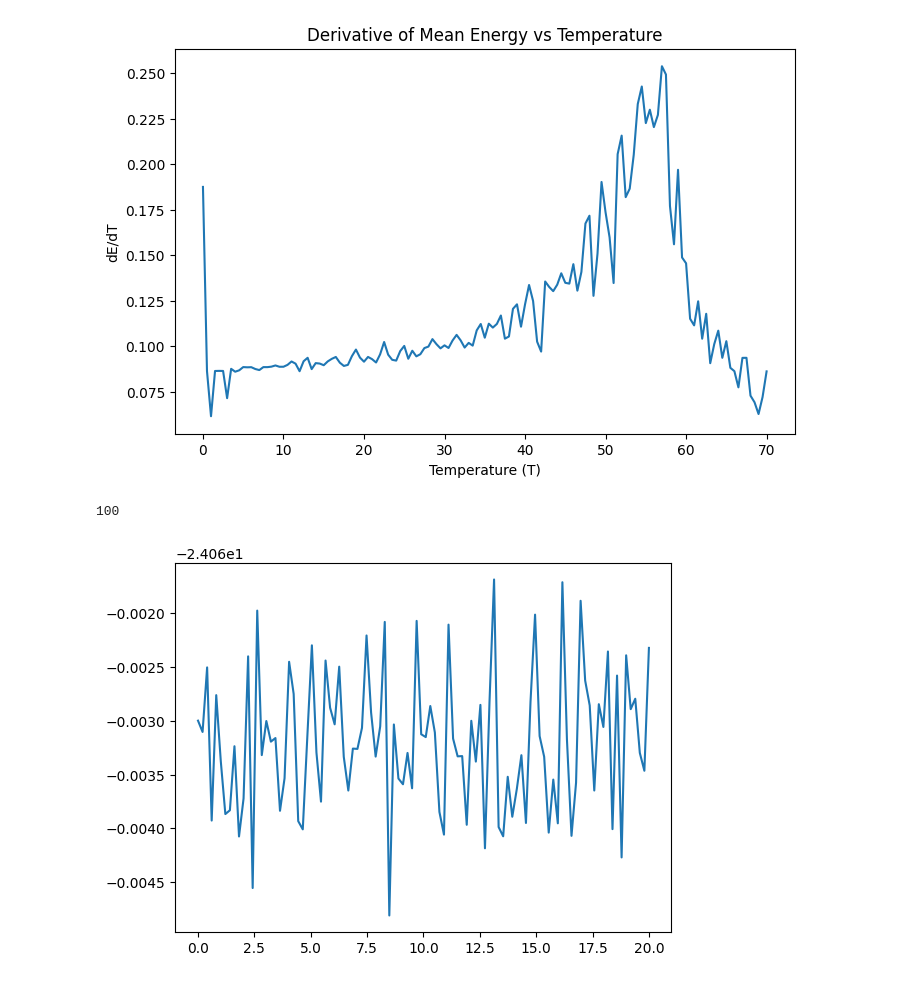
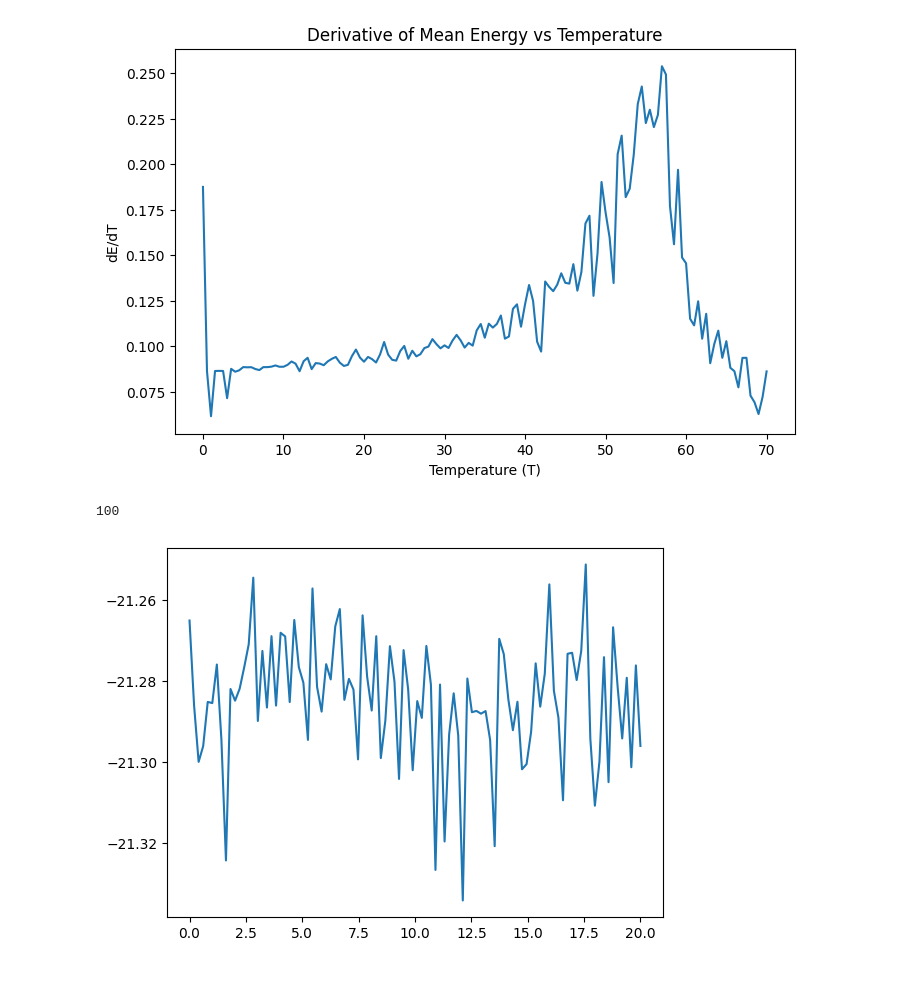
Before and after one commit to LivNoerholm/Kagome-LSWT, a Jupyter notebook: py.ipynb, the cells around one changed output. Saved outputs shown, nothing was run; the diff lists cells and outputs as text; code cells hidden in the pictures.

```diff
--- a/py.ipynb
+++ b/py.ipynb
@@ -115,11 +116,11 @@ Text(0.5, 1.0, 'Derivative of Mean Energy vs Temperature')
 [figure]
 [figure]
 # %%
-y = np.genfromtxt("E15.txt", delimiter=',')[1:]
+y = np.genfromtxt("E315.txt", delimiter=',')[1:]
 x = np.linspace(0, 20, len(y))
 
 plt.plot(x,y)
 print(len(y))
 # %% [output]
 100
-[figure, old version]
+[figure, new version]
```
Also changed, not shown: parts of 2 cells of this notebook, 26 other files.
